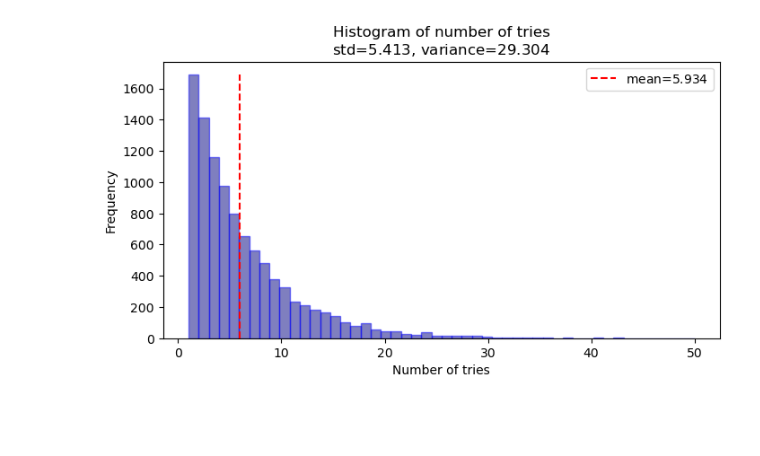
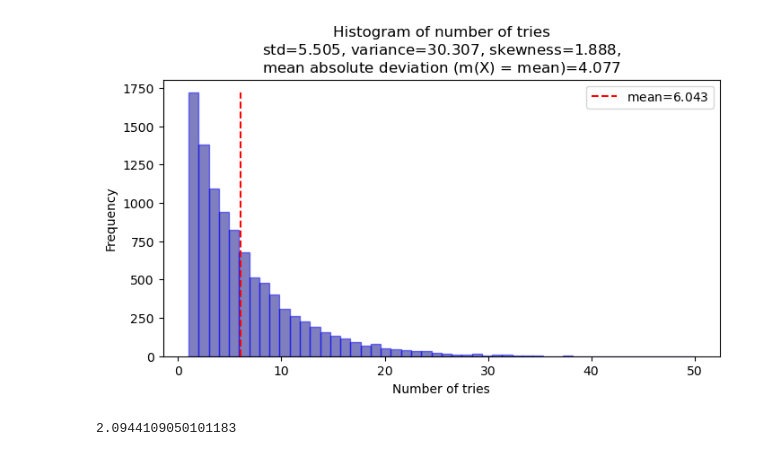
Before and after one commit to MateuszKwiat/pwr_ins, a Jupyter notebook: sem5/symulacja_komputerowa/zadanie2/main.ipynb, the cells around one changed output. Cells and saved outputs as stored; diff of their text form; code cells hidden in the pictures; blank space fills up the shorter version.

```diff
--- a/sem5/symulacja_komputerowa/zadanie2/main.ipynb
+++ b/sem5/symulacja_komputerowa/zadanie2/main.ipynb
@@ -10,21 +12,49 @@ def draw_until_6():
         count += 1
 
     return count
+
+def mean(x):
+    return sum(x) / len(x)
+
+def variance(x):
+    return sum([(xi - mean(x))**2 for xi in x]) / (len(x) - 1)
+
+def std(x):
+    return sqrt(variance(x))
+
+def mean_absolute_deviation(x):
+    avg = mean(x)
+    return sum([np.abs(xi - avg) for xi in x]) / len(x)
+
+def skewness(x):
+    avg = mean(x)
+    x_std = std(x)
+    return (sum([(xi - avg)**3 for xi in x])) / ((len(x) - 1) * x_std**3)
+
+def sum_n_draws(n):
+    return sum([np.random.randint(1, 7) for _ in range(n)])
 # %%
 tries = 10_000
 counts = [draw_until_6() for _ in range(tries)]
 
-counts_mean = np.mean(counts)
-counts_std = np.std(counts)
-counts_var = np.var(counts)
+counts_mean = mean(counts)
+counts_std = std(counts)
+counts_var = variance(counts)
+counts_skew = skew(counts)
+counts_mean_absolute_deviation = mean_absolute_deviation(counts)
 # %%
 plt.figure(figsize=(8, 4))
 y, _, _ = plt.hist(counts, bins=50, ec='blue', fc='navy', alpha=0.5)
 plt.vlines(counts_mean, ymin=0, ymax=y.max(), colors='r', ls='--', label=f'mean=${round(counts_mean, 3)}$')
 plt.xlabel('Number of tries')
 plt.ylabel('Frequency')
-plt.title(f'Histogram of number of tries\nstd=${round(counts_std, 3)}$, variance=${round(counts_var, 3)}$')
+plt.title(f'Histogram of number of tries\nstd=${round(counts_std, 3)}$, variance=${round(counts_var, 3)}$, skewness=${round(counts_skew, 3)}$,\nmean absolute deviation (m(X) = mean)=${round(counts_mean_absolute_deviation, 3)}$')
 plt.legend(loc='upper right')
 plt.show()
 # %% [output]
-[figure, old version]
+[figure, new version]
+# %%
+my_skewness = skewness(counts)
+my_skewness
+# %% [output]
+2.0944109050101183
```
Also changed, not shown: parts of 3 cells of this notebook, 1 other file.
